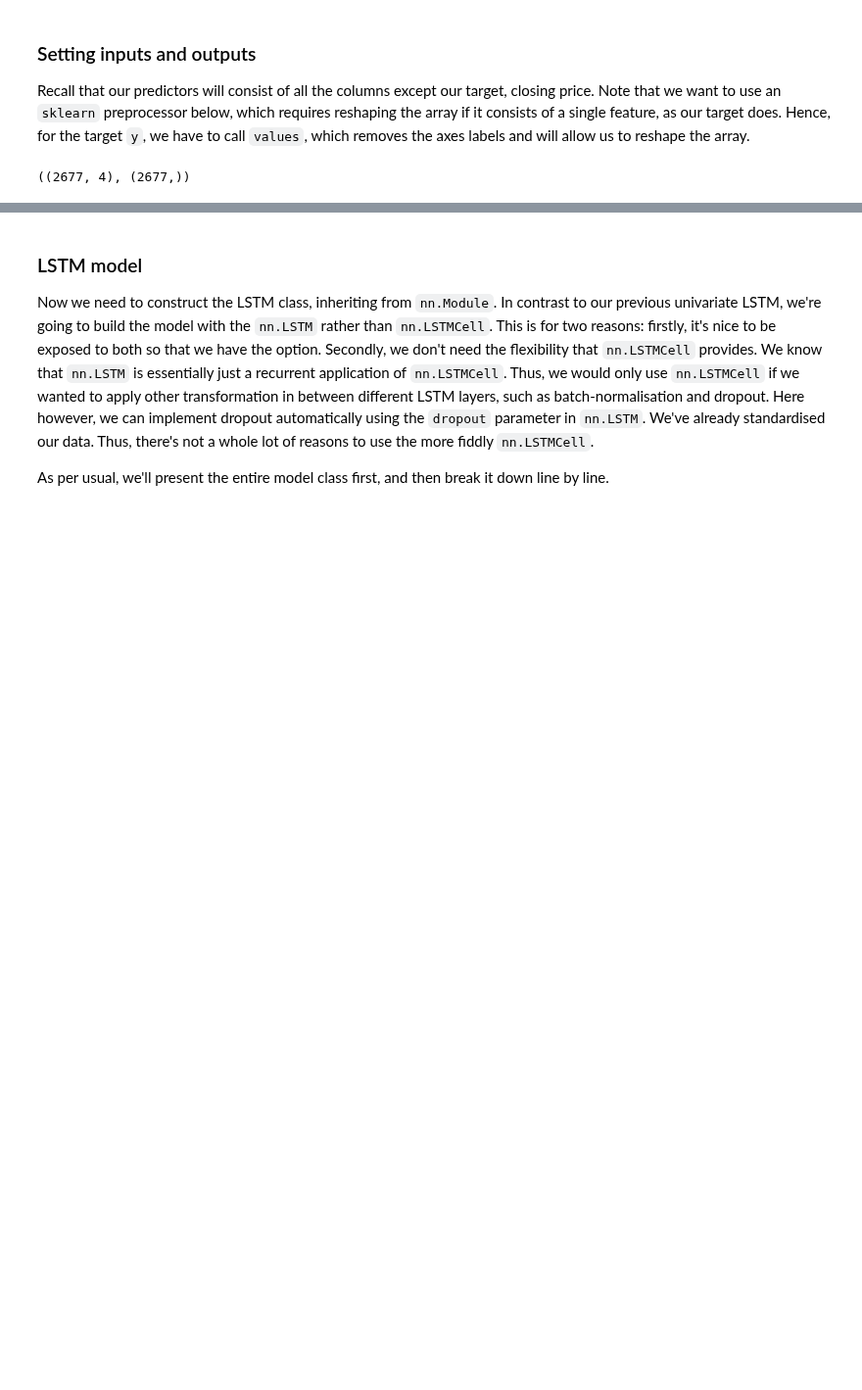
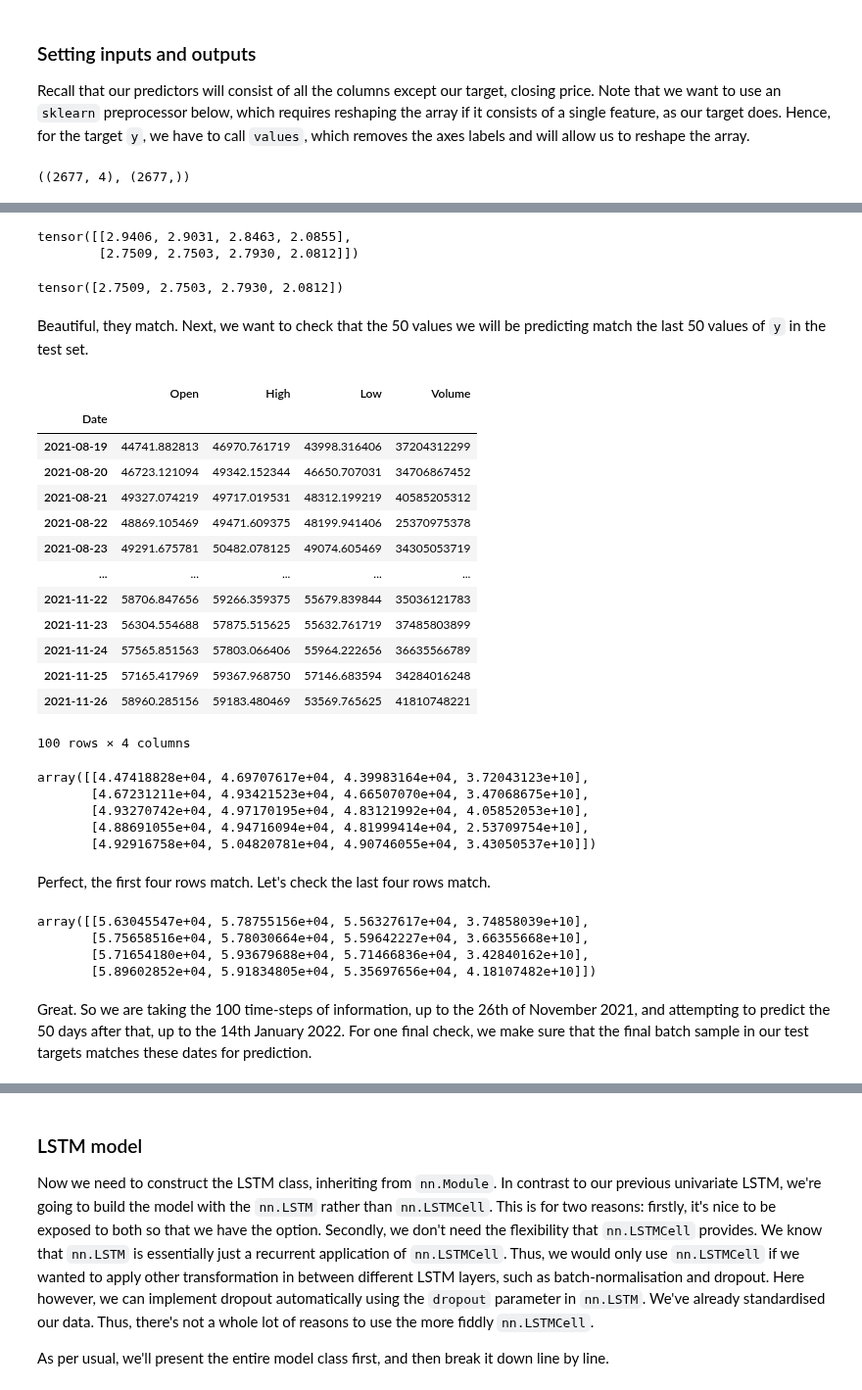
Before and after one commit to charlieoneill11/charlieoneill, a Jupyter notebook: _notebooks/2022-01-14-lstm2.ipynb, the cells around one changed output, grey strips where cells are left out. Shown at 98% size. Saved outputs shown, nothing was run; the diff lists cells and outputs as text; code cells hidden in the pictures; blank space fills up the shorter version.

```diff
--- a/_notebooks/2022-01-14-lstm2.ipynb
+++ b/_notebooks/2022-01-14-lstm2.ipynb
@@ -135,0 +193,48 @@ Testing Shape: torch.Size([134, 1, 4]) torch.Size([134, 1])
+# %%
+X_train_tensors_final[-1][0:2]
+# %% [output]
+tensor([[2.9406, 2.9031, 2.8463, 2.0855],
+        [2.7509, 2.7503, 2.7930, 2.0812]])
+# %%
+X_test_tensors_final[0][0]
+# %% [output]
+tensor([2.7509, 2.7503, 2.7930, 2.0812])
+# %% [markdown]
+Beautiful, they match. Next, we want to check that the 50 values we will be predicting match the last 50 values of `y` in the test set.
+# %%
+X[-149:-49]
+# %% [output]
+|  | Open | High | Low | Volume |
+| Date |  |  |  |  |
+| 2021-08-19 | 44741.882813 | 46970.761719 | 43998.316406 | 37204312299 |
+| 2021-08-20 | 46723.121094 | 49342.152344 | 46650.707031 | 34706867452 |
+| 2021-08-21 | 49327.074219 | 49717.019531 | 48312.199219 | 40585205312 |
+| 2021-08-22 | 48869.105469 | 49471.609375 | 48199.941406 | 25370975378 |
+| 2021-08-23 | 49291.675781 | 50482.078125 | 49074.605469 | 34305053719 |
+| ... | ... | ... | ... | ... |
+| 2021-11-22 | 58706.847656 | 59266.359375 | 55679.839844 | 35036121783 |
+| 2021-11-23 | 56304.554688 | 57875.515625 | 55632.761719 | 37485803899 |
+| 2021-11-24 | 57565.851563 | 57803.066406 | 55964.222656 | 36635566789 |
+| 2021-11-25 | 57165.417969 | 59367.968750 | 57146.683594 | 34284016248 |
+| 2021-11-26 | 58960.285156 | 59183.480469 | 53569.765625 | 41810748221 |
+100 rows × 4 columns
+# %%
+X_check, y_check = split_sequences(X, y.reshape(-1, 1), 100, 50)
+X_check[-1][0:5]
+# %% [output]
+array([[4.47418828e+04, 4.69707617e+04, 4.39983164e+04, 3.72043123e+10],
+       [4.67231211e+04, 4.93421523e+04, 4.66507070e+04, 3.47068675e+10],
+       [4.93270742e+04, 4.97170195e+04, 4.83121992e+04, 4.05852053e+10],
+       [4.88691055e+04, 4.94716094e+04, 4.81999414e+04, 2.53709754e+10],
+       [4.92916758e+04, 5.04820781e+04, 4.90746055e+04, 3.43050537e+10]])
+# %% [markdown]
+Perfect, the first four rows match. Let's check the last four rows match.
+# %%
+X_check[-1][-4:]
+# %% [output]
+array([[5.63045547e+04, 5.78755156e+04, 5.56327617e+04, 3.74858039e+10],
+       [5.75658516e+04, 5.78030664e+04, 5.59642227e+04, 3.66355668e+10],
+       [5.71654180e+04, 5.93679688e+04, 5.71466836e+04, 3.42840162e+10],
+       [5.89602852e+04, 5.91834805e+04, 5.35697656e+04, 4.18107482e+10]])
+# %% [markdown]
+Great. So we are taking the 100 time-steps of information, up to the 26th of November 2021, and attempting to predict the 50 days after that, up to the 14th January 2022. For one final check, we make sure that the final batch sample in our test targets matches these dates for prediction.
```
Also changed, not shown: parts of 51 cells of this notebook.
